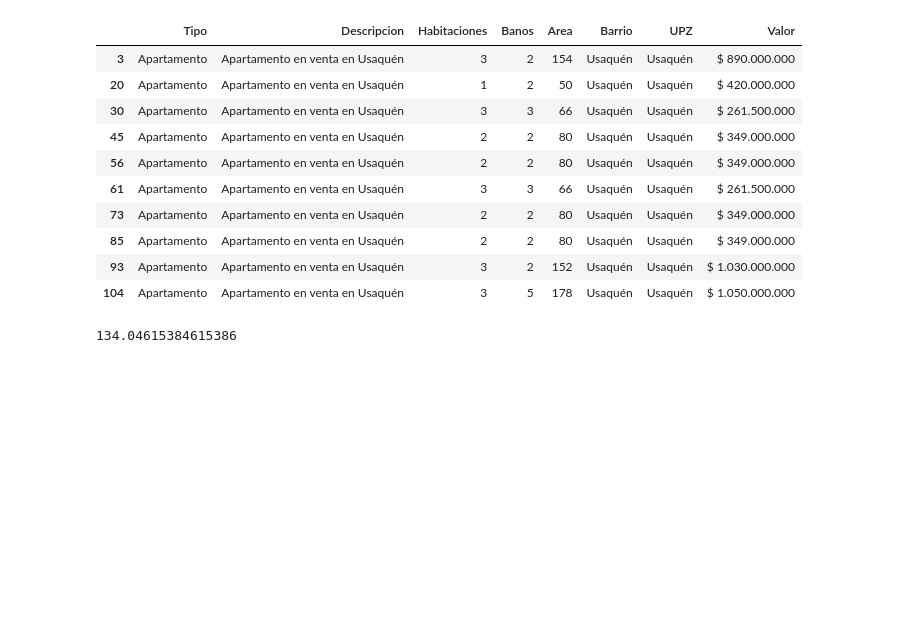
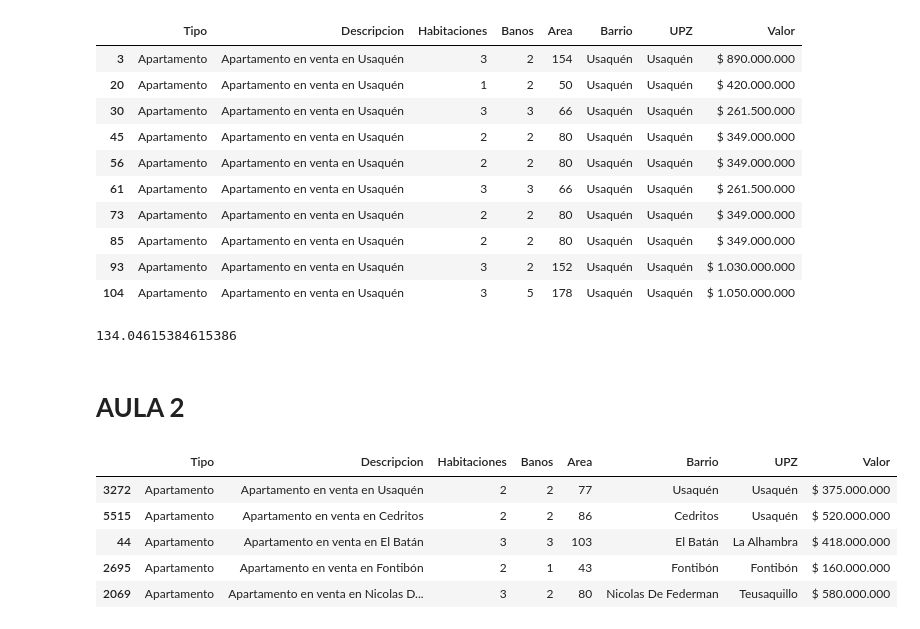
Before and after one commit to Deivid-Ruales/Data_sciense, a Jupyter notebook: Inmersión_Datos_Aula_1.ipynb, the cells around one changed output. Cells and saved outputs as stored; diff of their text form; code cells hidden in the pictures; blank space fills up the shorter version.

```diff
--- a/Inmersión_Datos_Aula_1.ipynb
+++ b/Inmersión_Datos_Aula_1.ipynb
@@ -241,3 +243,15 @@ inmuebles_usaquen_dataset.head(10)
 inmuebles_usaquen_dataset.Area.mean()
 # %% [output]
 134.04615384615386
+# %% [markdown]
+# **AULA 2**
+# %%
+#muestra 5 registros al azar
+inmuebles.sample(5)
+# %% [output]
+|  | Tipo | Descripcion | Habitaciones | Banos | Area | Barrio | UPZ | Valor |
+| 3272 | Apartamento | Apartamento en venta en Usaquén | 2 | 2 | 77 | Usaquén | Usaquén | $ 375.000.000 |
+| 5515 | Apartamento | Apartamento en venta en Cedritos | 2 | 2 | 86 | Cedritos | Usaquén | $ 520.000.000 |
+| 44 | Apartamento | Apartamento en venta en El Batán | 3 | 3 | 103 | El Batán | La Alhambra | $ 418.000.000 |
+| 2695 | Apartamento | Apartamento en venta en Fontibón | 2 | 1 | 43 | Fontibón | Fontibón | $ 160.000.000 |
+| 2069 | Apartamento | Apartamento en venta en Nicolas D... | 3 | 2 | 80 | Nicolas De Federman | Teusaquillo | $ 580.000.000 |
```
Also changed, not shown: parts of 24 cells of this notebook.
